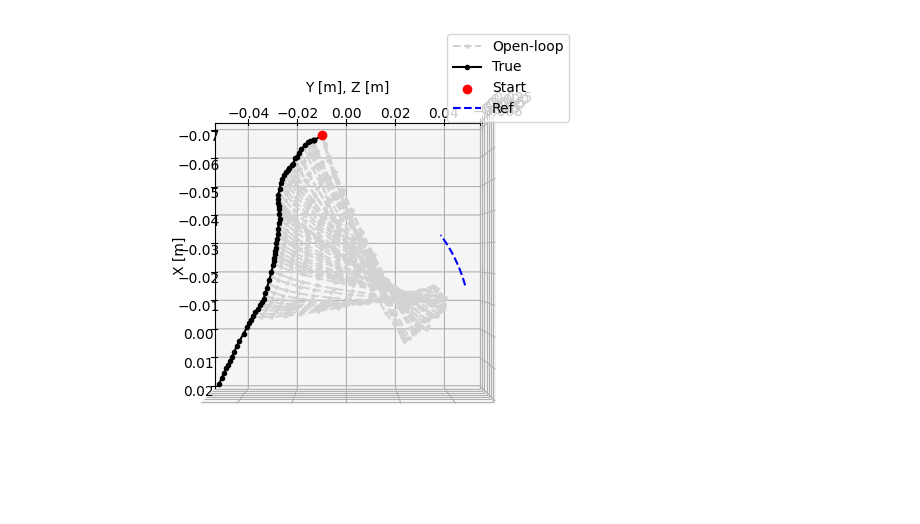
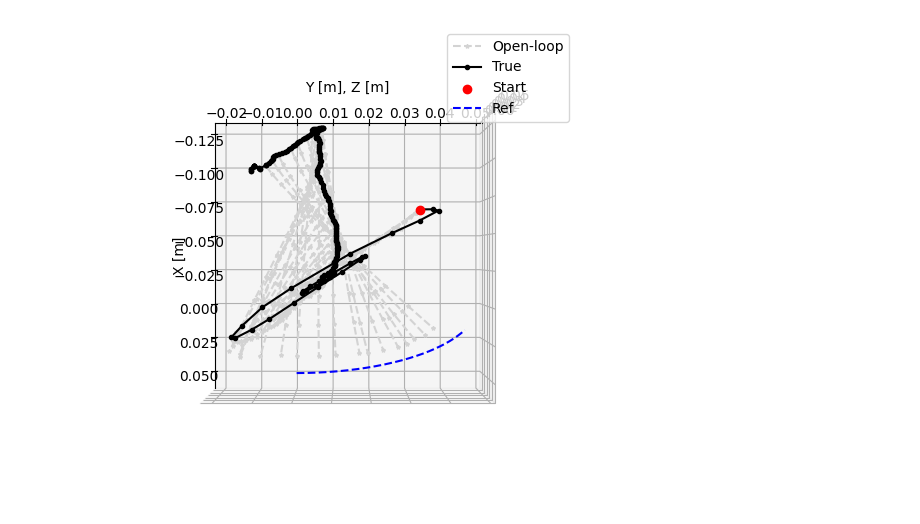
Before and after one commit to StanfordASL/trunk-stack, a Jupyter notebook: stack/main/scripts/visualize_mpc.ipynb, the cells around one changed output. Cells and saved outputs as stored; diff of their text form; code cells hidden in the pictures.

```diff
--- a/stack/main/scripts/visualize_mpc.ipynb
+++ b/stack/main/scripts/visualize_mpc.ipynb
@@ -190,7 +190,7 @@ def plot_mpc_trajectory_new_2(ts, z_ref, z_mpc, z_true, u_mpc, N,
 
     # open-loop preds
     if z_mpc.ndim == 3:
-        for i in range(len(ts) - 2*N):
+        for i in range(0, len(ts) - 2*N, 5):
             coords = [z_mpc[i, :, j] for j in range(dim)]
             plot(*coords, '--*', color=loop_color, ms=3,
                  label='Open-loop' if i == 0 else None)
@@ -237,7 +237,7 @@ config = {
                 "dt": 0.01
             },
             "trajectory": {
-                "type": "circle",  # Options: "circle", "circle_with_ramp", "eight", "pacman", "flower"
+                "type": "circle_with_ramp",  # Options: "circle", "circle_with_ramp", "eight", "pacman", "flower"
                 "duration": 20.0,  # Duration of the simulation in seconds
                 "speed": 0.62831853071,  # Angular speed (rad/s)
                 "include_velocity": False,
@@ -295,7 +295,7 @@ plot_controls_only(topt_np[:,0], uopt_np)
 # %%
 z_ref = reference_trajectory
-i_start = 300
-i_end = 375
+i_start = 0
+i_end = 200
 plot_mpc_trajectory_new_2(topt_np[i_start:i_end, 0], z_ref[i_start:i_end, [0, 1, 2]], zopt_np[i_start:i_end, :,  [0, 1, 2]], y_np[i_start:i_end, [0, 1, 2]], uopt_np[i_start:i_end], N, plot_controls=False, topdown=True)
 # %% [output]
-[figure, old version]
+[figure, new version]
```
Also changed, not shown: parts of 1 cell of this notebook, 3 other files.
